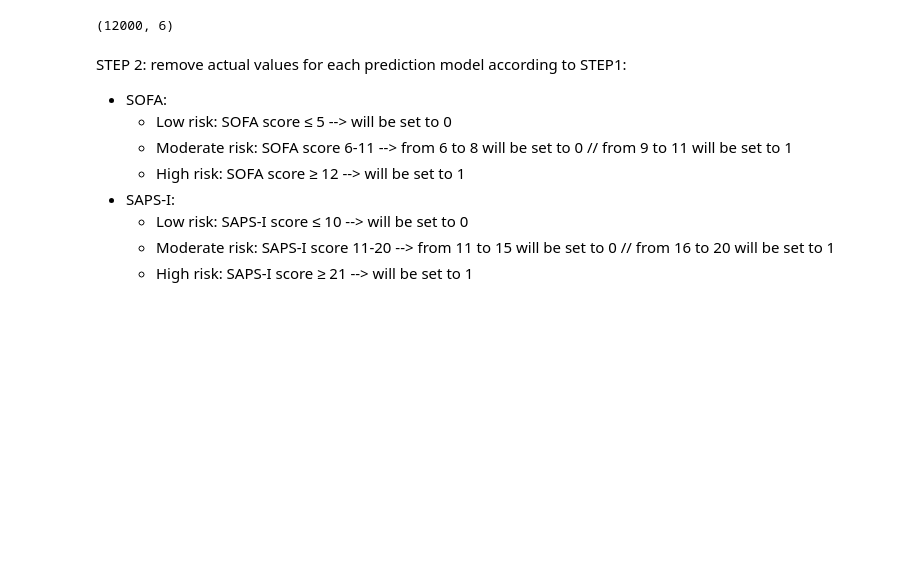
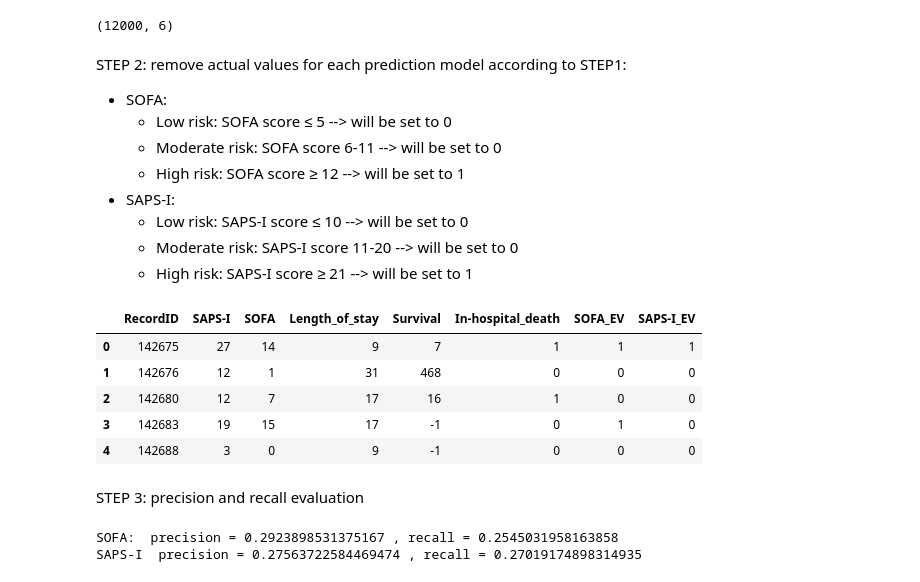
Before and after one commit to estherguiuhernandez/UCI_prediction_final_project, a Jupyter notebook: sofa_saps.ipynb, the cells around one changed output. Drawn from its saved outputs; the diff is of its cells as text; code cells hidden in the pictures; blank space fills up the shorter version.

```diff
--- a/sofa_saps.ipynb
+++ b/sofa_saps.ipynb
@@ -42,9 +43,23 @@ df.shape
 STEP 2: remove actual values for each prediction model according to STEP1:
  - SOFA:
     - Low risk: SOFA score ≤ 5 --> will be set to 0
-    - Moderate risk: SOFA score 6-11 --> from 6 to 8 will be set to 0 // from 9 to 11 will be set to 1
+    - Moderate risk: SOFA score 6-11 --> will be set to 0
     - High risk: SOFA score ≥ 12 --> will be set to 1
  - SAPS-I:
     - Low risk: SAPS-I score ≤ 10 --> will be set to 0
-    - Moderate risk: SAPS-I score 11-20 --> from 11 to 15 will be set to 0 // from 16 to 20 will be set to 1
+    - Moderate risk: SAPS-I score 11-20 --> will be set to 0
     - High risk: SAPS-I score ≥ 21 --> will be set to 1
+# %%
+df['SOFA_EV'] = df['SOFA'].apply(lambda x: 0 if x < 12  else 1)
+df['SAPS-I_EV'] = df['SAPS-I'].apply(lambda x: 0 if x < 21  else 1)
+# %%
+df.head()
+# %% [output]
+|  | RecordID | SAPS-I | SOFA | Length_of_stay | Survival | In-hospital_death | SOFA_EV | SAPS-I_EV |
+| 0 | 142675 | 27 | 14 | 9 | 7 | 1 | 1 | 1 |
+| 1 | 142676 | 12 | 1 | 31 | 468 | 0 | 0 | 0 |
+| 2 | 142680 | 12 | 7 | 17 | 16 | 1 | 0 | 0 |
+| 3 | 142683 | 19 | 15 | 17 | -1 | 0 | 1 | 0 |
+| 4 | 142688 | 3 | 0 | 9 | -1 | 0 | 0 | 0 |
+# %% [markdown]
+STEP 3: precision and recall evaluation
@@ -50,0 +71,7 @@ STEP 2: remove actual values for each prediction model according to STEP1:
+# %%
+print(f"SOFA:  precision = {sofa_precision} , recall = {sofa_recall} \n"
+      f"SAPS-I  precision = {saps_precision} , recall = {saps_recall}"
+      )
+# %% [output]
+SOFA:  precision = 0.2923898531375167 , recall = 0.2545031958163858
+SAPS-I  precision = 0.27563722584469474 , recall = 0.27019174898314935
```
Also changed, not shown: parts of 7 cells of this notebook, 11 other files.
